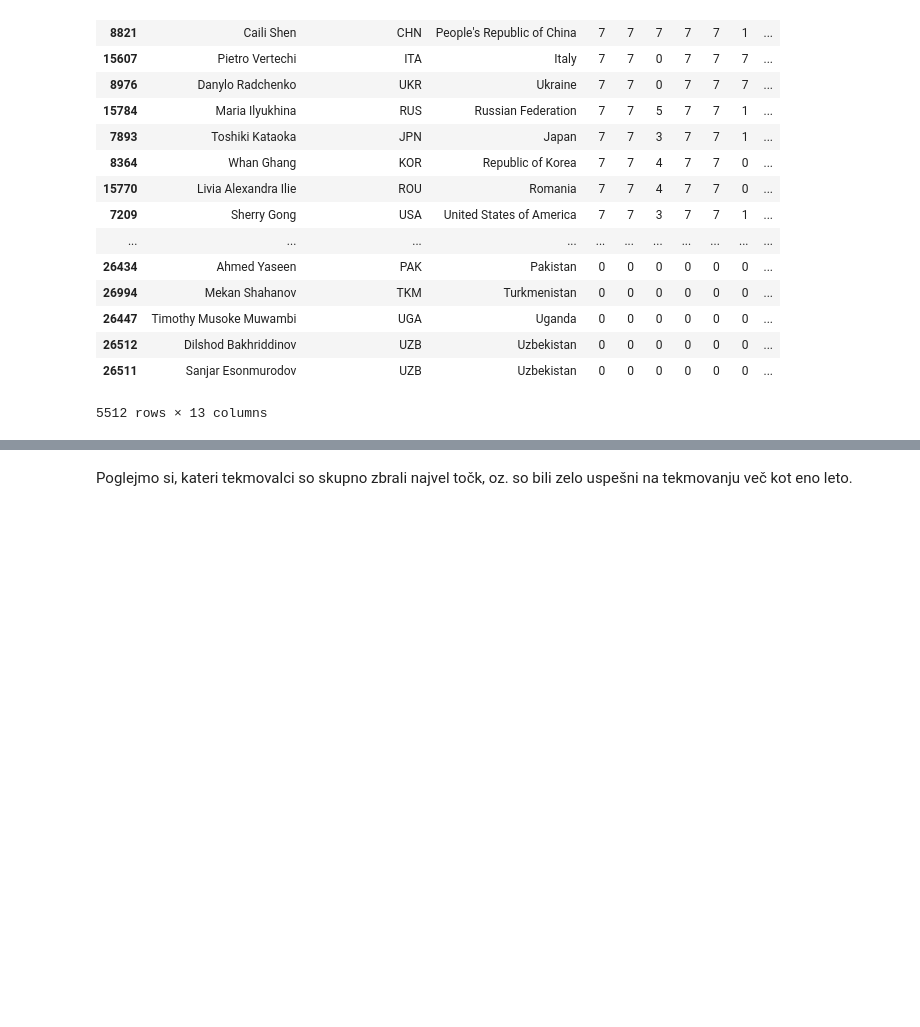
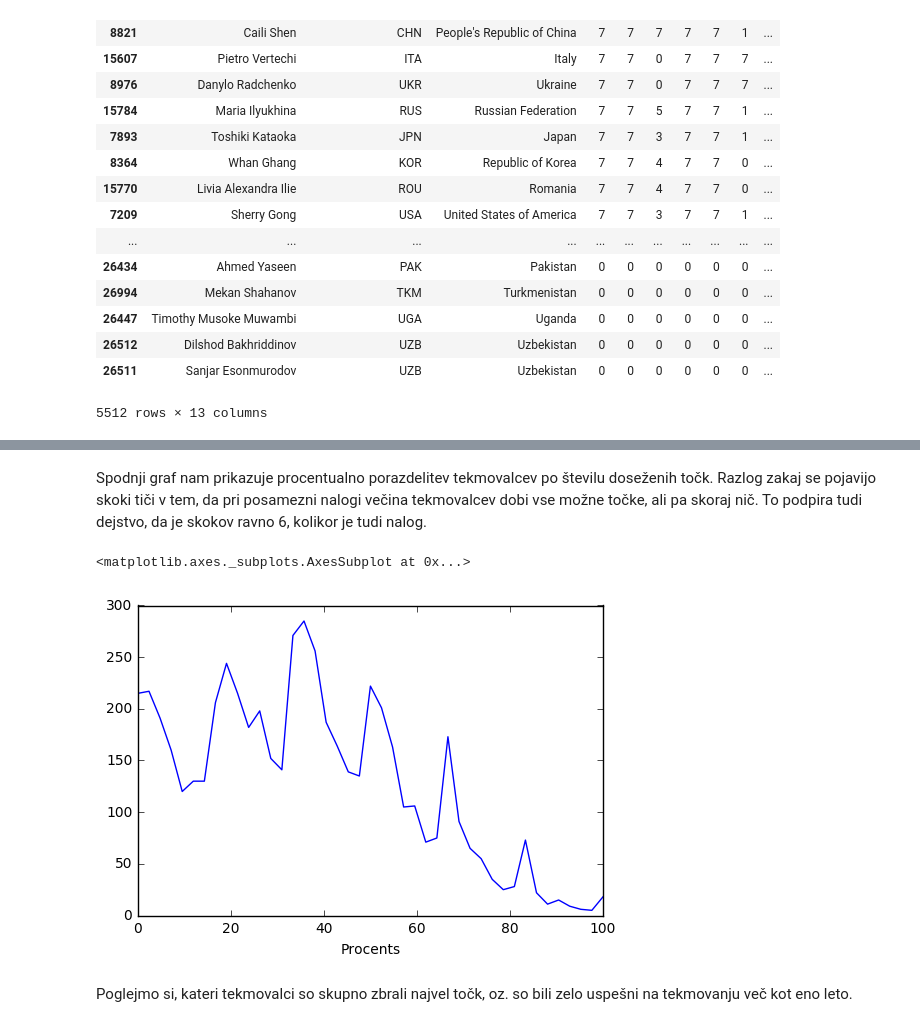
Before and after one commit to lenarttreven/projekt_programiranje_1, a Jupyter notebook: projekt.ipynb, the cells around one changed output, grey strips where cells are left out. Drawn from its saved outputs; the diff is of its cells as text; code cells hidden in the pictures; blank space fills up the shorter version.

```diff
--- a/projekt.ipynb
+++ b/projekt.ipynb
@@ -48,0 +51,3 @@ data
+# %%
+data['Procents'] = data['Points'] / 42 * 100
+data
@@ -49,3 +74,10 @@ data
+# %% [markdown]
+Spodnji graf nam prikazuje procentualno porazdelitev tekmovalcev po številu doseženih točk. Razlog zakaj se pojavijo skoki tiči v tem, da pri posamezni nalogi večina tekmovalcev dobi vse možne točke, ali pa skoraj nič. To podpira tudi dejstvo, da je skokov ravno 6, kolikor je tudi nalog.
+# %%
+data.groupby('Procents').size().plot()
+# %% [output]
+<matplotlib.axes._subplots.AxesSubplot at 0x...>
+[figure, added]
 # %% [markdown]
 Poglejmo si, kateri tekmovalci so skupno zbrali najvel točk, oz. so bili zelo uspešni na tekmovanju več kot eno leto.
 # %%
```
Also changed, not shown: parts of 2 cells of this notebook.
